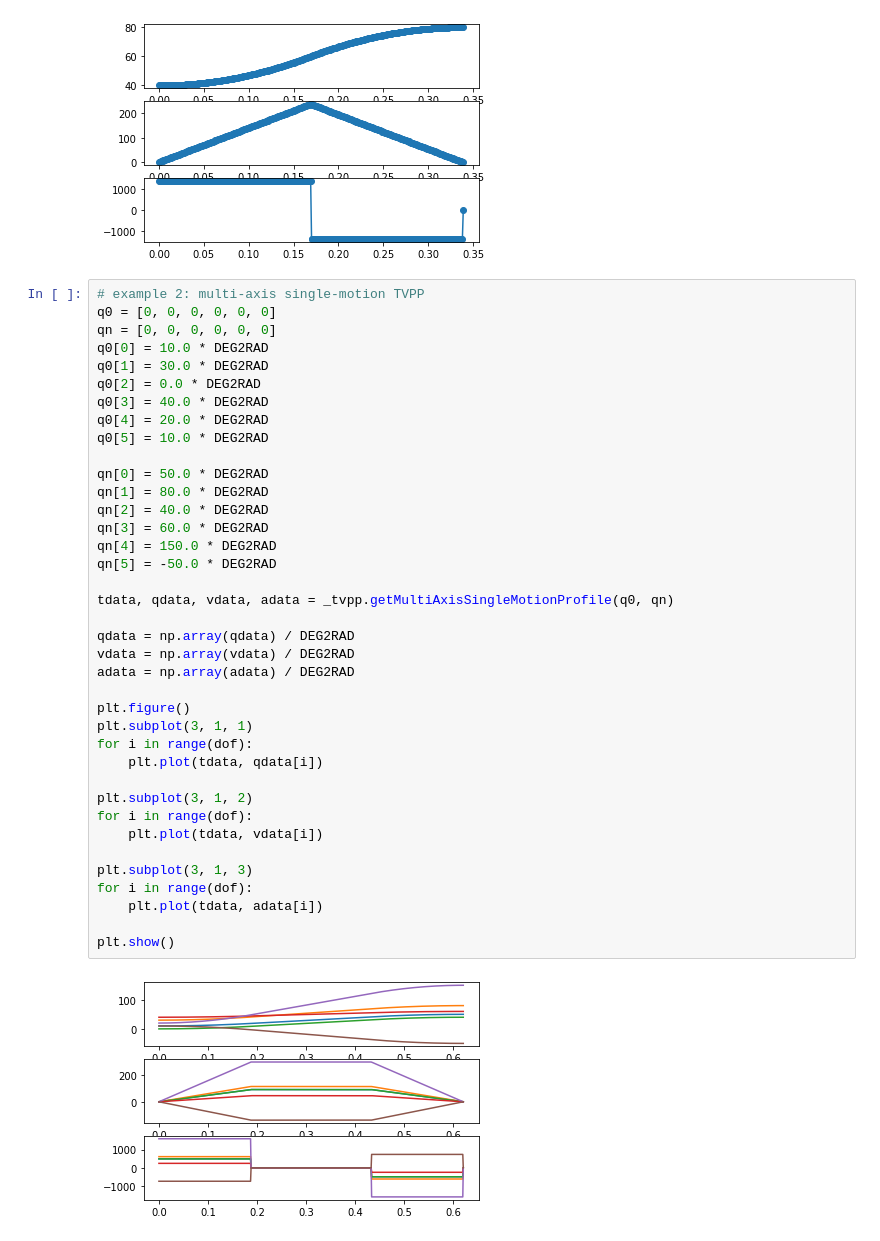
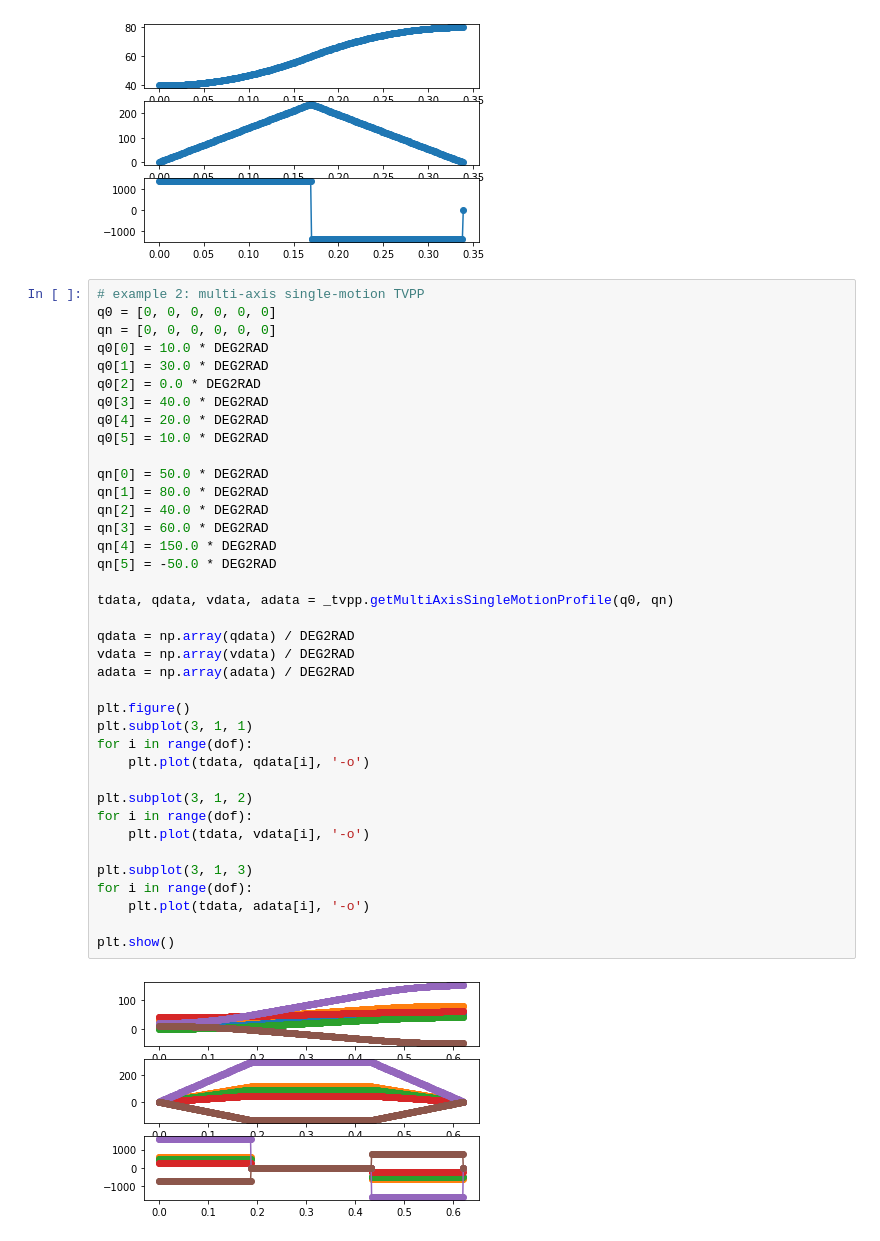
Before and after one commit to szmlb/tvpp, a Jupyter notebook: tvpp_notebook.ipynb, the cells around one changed output. Cells and saved outputs as stored; diff of their text form.

```diff
--- a/tvpp_notebook.ipynb
+++ b/tvpp_notebook.ipynb
@@ -51,34 +51,34 @@ q0[1] = 30.0 * DEG2RAD
 q0[2] = 0.0 * DEG2RAD
 q0[3] = 40.0 * DEG2RAD
 q0[4] = 20.0 * DEG2RAD
 q0[5] = 10.0 * DEG2RAD
 
 qn[0] = 50.0 * DEG2RAD
 qn[1] = 80.0 * DEG2RAD
 qn[2] = 40.0 * DEG2RAD
 qn[3] = 60.0 * DEG2RAD
 qn[4] = 150.0 * DEG2RAD
 qn[5] = -50.0 * DEG2RAD
 
 tdata, qdata, vdata, adata = _tvpp.getMultiAxisSingleMotionProfile(q0, qn)
 
 qdata = np.array(qdata) / DEG2RAD
 vdata = np.array(vdata) / DEG2RAD
 adata = np.array(adata) / DEG2RAD
 
 plt.figure()
 plt.subplot(3, 1, 1)
 for i in range(dof):
-    plt.plot(tdata, qdata[i])
+    plt.plot(tdata, qdata[i], '-o')
 
 plt.subplot(3, 1, 2)
 for i in range(dof):
-    plt.plot(tdata, vdata[i])
+    plt.plot(tdata, vdata[i], '-o')
 
 plt.subplot(3, 1, 3)
 for i in range(dof):
-    plt.plot(tdata, adata[i])
+    plt.plot(tdata, adata[i], '-o')
 
 plt.show()
 # %% [output]
-[figure, old version]
+[figure, new version]
```
Also changed, not shown: parts of 2 cells of this notebook.
